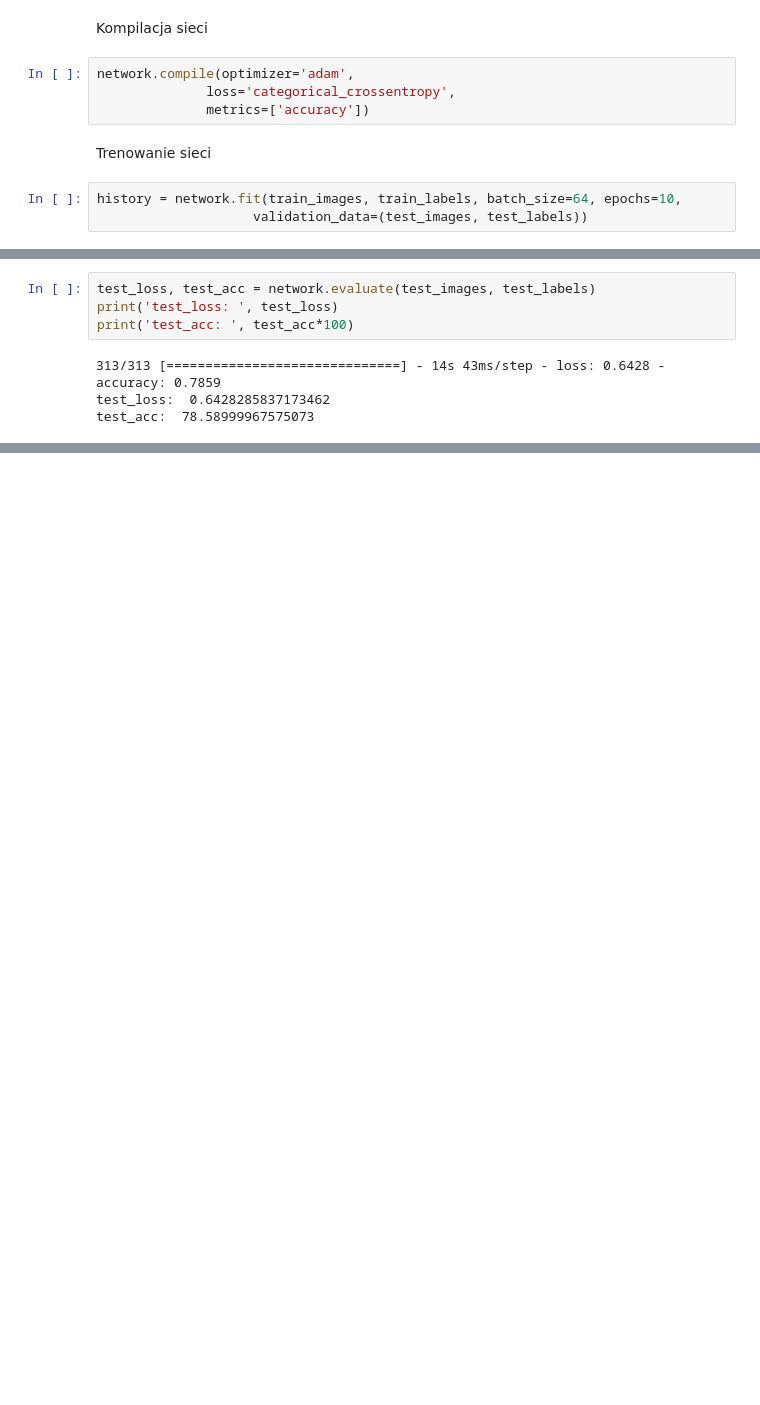
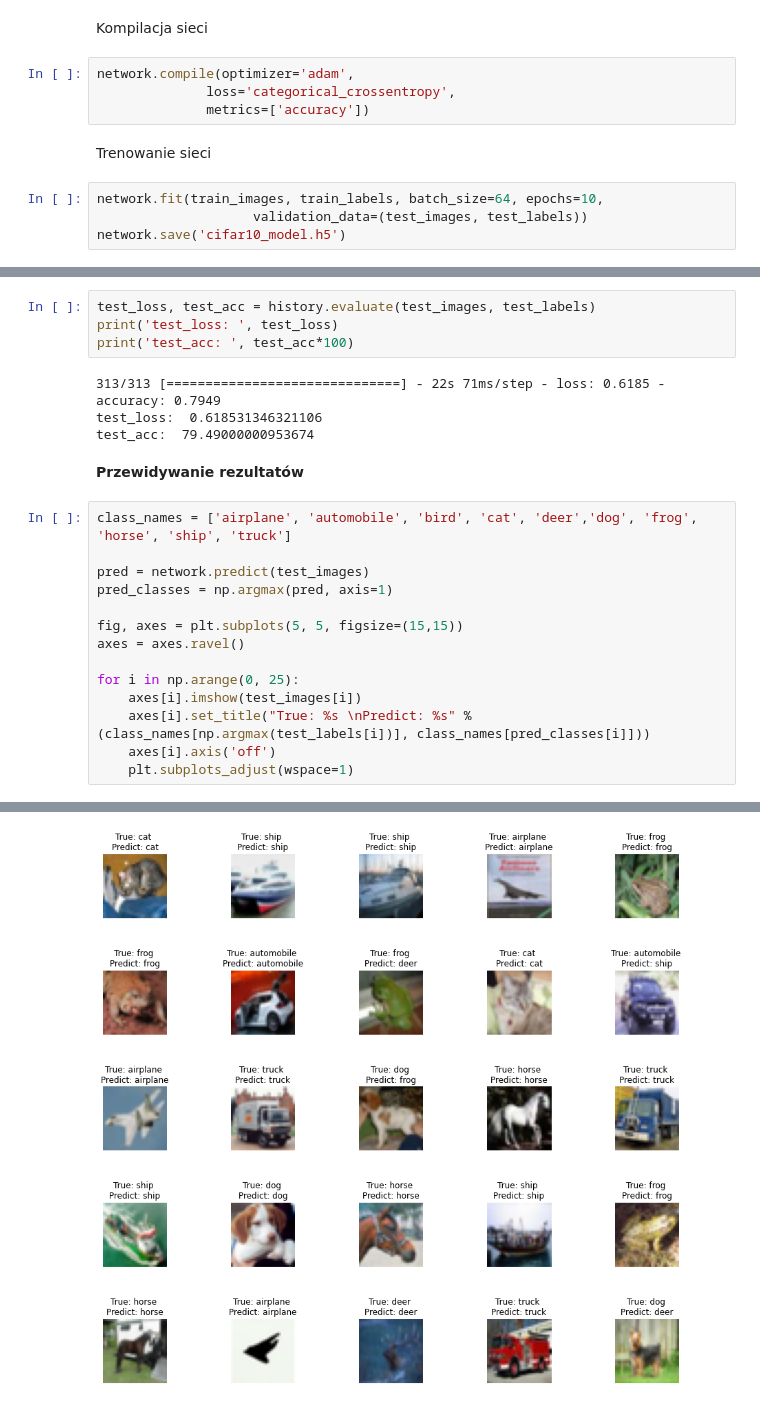
Before and after one commit to ZupaPomidorowa/projekt-indywidualny, a Jupyter notebook: klasyfikacjazbiorow.ipynb, the cells around one changed output, grey strips where cells are left out. Cells and saved outputs as stored; diff of their text form; blank space fills up the shorter version.

```diff
--- a/klasyfikacjazbiorow.ipynb
+++ b/klasyfikacjazbiorow.ipynb
@@ -183,7 +248,8 @@ network.compile(optimizer='adam',
 # %% [markdown]
 Trenowanie sieci
 # %%
-history = network.fit(train_images, train_labels, batch_size=64, epochs=10,
+network.fit(train_images, train_labels, batch_size=64, epochs=10,
                     validation_data=(test_images, test_labels))
+network.save('cifar10_model.h5')
 # %% [output]
 Epoch 1/10
@@ -209,8 +295,25 @@ Epoch 10/10
 # %%
-test_loss, test_acc = network.evaluate(test_images, test_labels)
+test_loss, test_acc = history.evaluate(test_images, test_labels)
 print('test_loss: ', test_loss)
 print('test_acc: ', test_acc*100)
 # %% [output]
-313/313 [==============================] - 14s 43ms/step - loss: 0.6428 - accuracy: 0.7859
-test_loss:  0.6428285837173462
-test_acc:  78.58999967575073
+313/313 [==============================] - 22s 71ms/step - loss: 0.6185 - accuracy: 0.7949
+test_loss:  0.618531346321106
+test_acc:  79.49000000953674
+# %% [markdown]
+**Przewidywanie rezultatów**
+# %%
+class_names = ['airplane', 'automobile', 'bird', 'cat', 'deer','dog', 'frog', 'horse', 'ship', 'truck']
+
+pred = network.predict(test_images)
+pred_classes = np.argmax(pred, axis=1)
+
+fig, axes = plt.subplots(5, 5, figsize=(15,15))
+axes = axes.ravel()
+
+for i in np.arange(0, 25):
+    axes[i].imshow(test_images[i])
+    axes[i].set_title("True: %s \nPredict: %s" % (class_names[np.argmax(test_labels[i])], class_names[pred_classes[i]]))
+    axes[i].axis('off')
+    plt.subplots_adjust(wspace=1)
+# %% [output]
@@ -216,0 +321 @@ test_acc:  78.58999967575073
+[figure, added]
```
Also changed, not shown: parts of 35 cells of this notebook.
